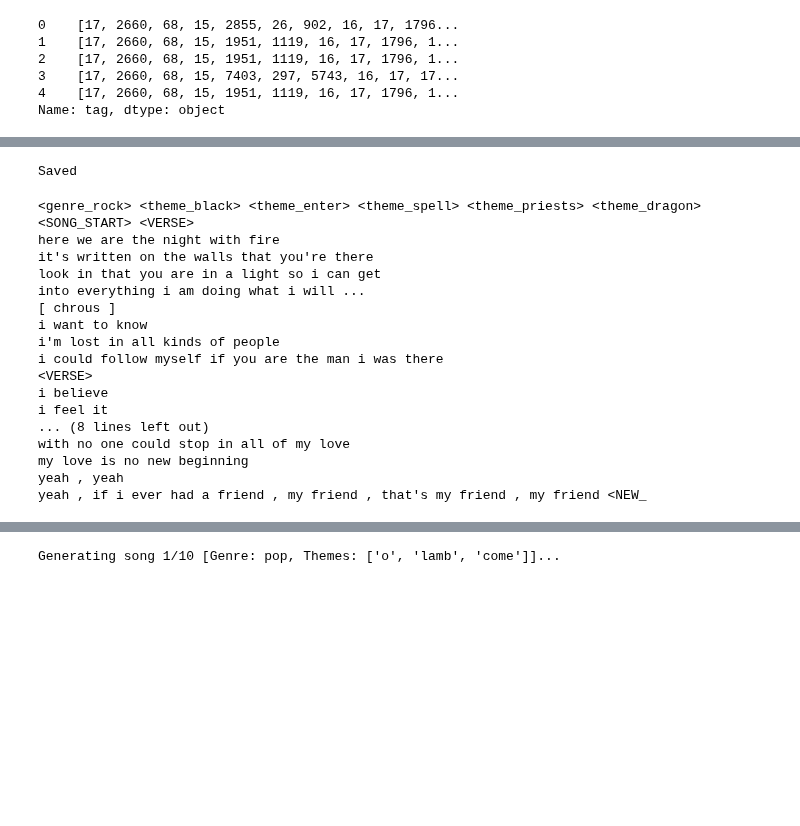
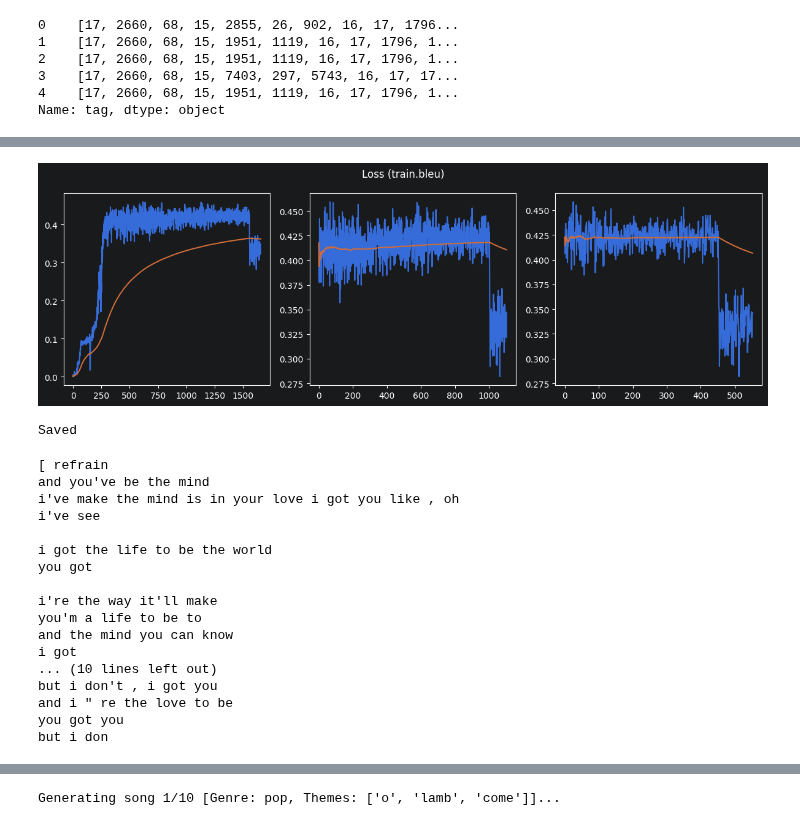
Before and after one commit to Minecraftian14/dl-gen-lyrics, a Jupyter notebook: sandbox/primer_cobalt_sanity_run.ipynb, the cells around one changed output, grey strips where cells are left out. Saved outputs shown, nothing was run; the diff lists cells and outputs as text; code cells hidden in the pictures; blank space fills up the shorter version.

```diff
--- a/sandbox/primer_cobalt_sanity_run.ipynb
+++ b/sandbox/primer_cobalt_sanity_run.ipynb
@@ -197,0 +261,7 @@ KeyboardInterrupt
+# %%
+try:
+    cobalt.language_model.trainer.plot_loss('train.bleu')
+except:
+    traceback.print_exc()
+# %% [output]
+[figure, added]
@@ -212,27 +287,30 @@ except:
 Saved
 # %%
 try:
-    print(cobalt.inference('rock', ['black', 'enter', 'spell', 'priests', 'dragon'], max_len=400).replace(' <NEW_LINE> ', '\n'))
+    _song = cobalt.inference('pop', ['black', 'enter', 'spell', 'priests', 'dragon'], max_len=400,
+                             top_k=10,
+                             temperature=1.0)
+    print(cobalt.pollute_text(_song))
 except:
     traceback.print_exc()
 # %% [output]
-<genre_rock> <theme_black> <theme_enter> <theme_spell> <theme_priests> <theme_dragon> <SONG_START> <VERSE>
-here we are the night with fire
-it's written on the walls that you're there
-look in that you are in a light so i can get
-into everything i am doing what i will ...
-[ chrous ]
-i want to know
-i'm lost in all kinds of people
-i could follow myself if you are the man i was there
-<VERSE>
-i believe
-i feel it
-... (8 lines left out)
-with no one could stop in all of my love
-my love is no new beginning
-yeah , yeah
-yeah , if i ever had a friend , my friend , that's my friend , my friend <NEW_
+[ refrain
+and you've be the mind
+i've make the mind is in your love i got you like , oh
+i've see
+
+i got the life to be the world
+you got
+
+i're the way it'll make
+you'm a life to be to
+and the mind you can know
+i got
+... (10 lines left out)
+but i don't , i got you
+and i " re the love to be
+you got you
+but i don
 # %%
 try:
     if train_language_model:
```
Also changed, not shown: parts of 25 cells of this notebook, 1 other file.
